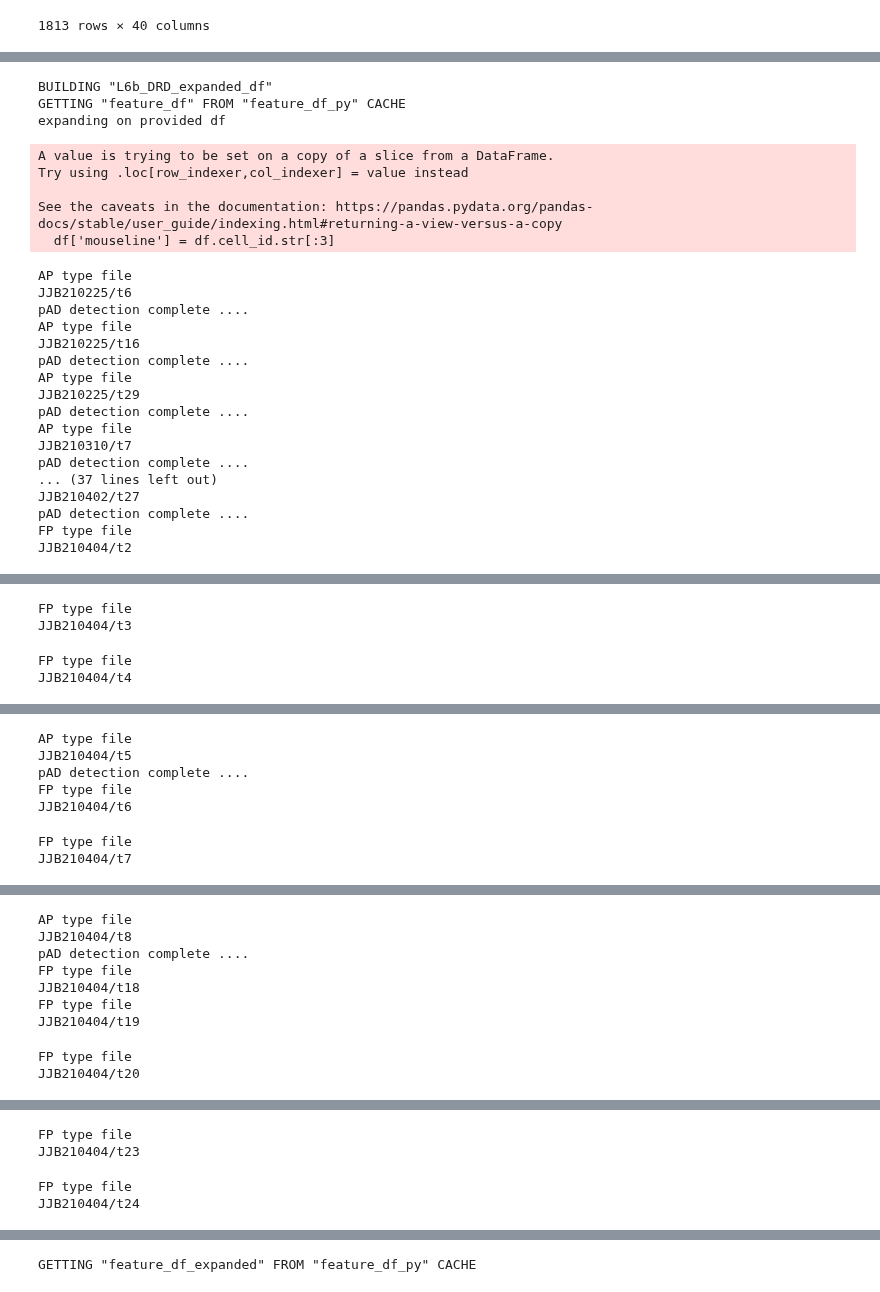
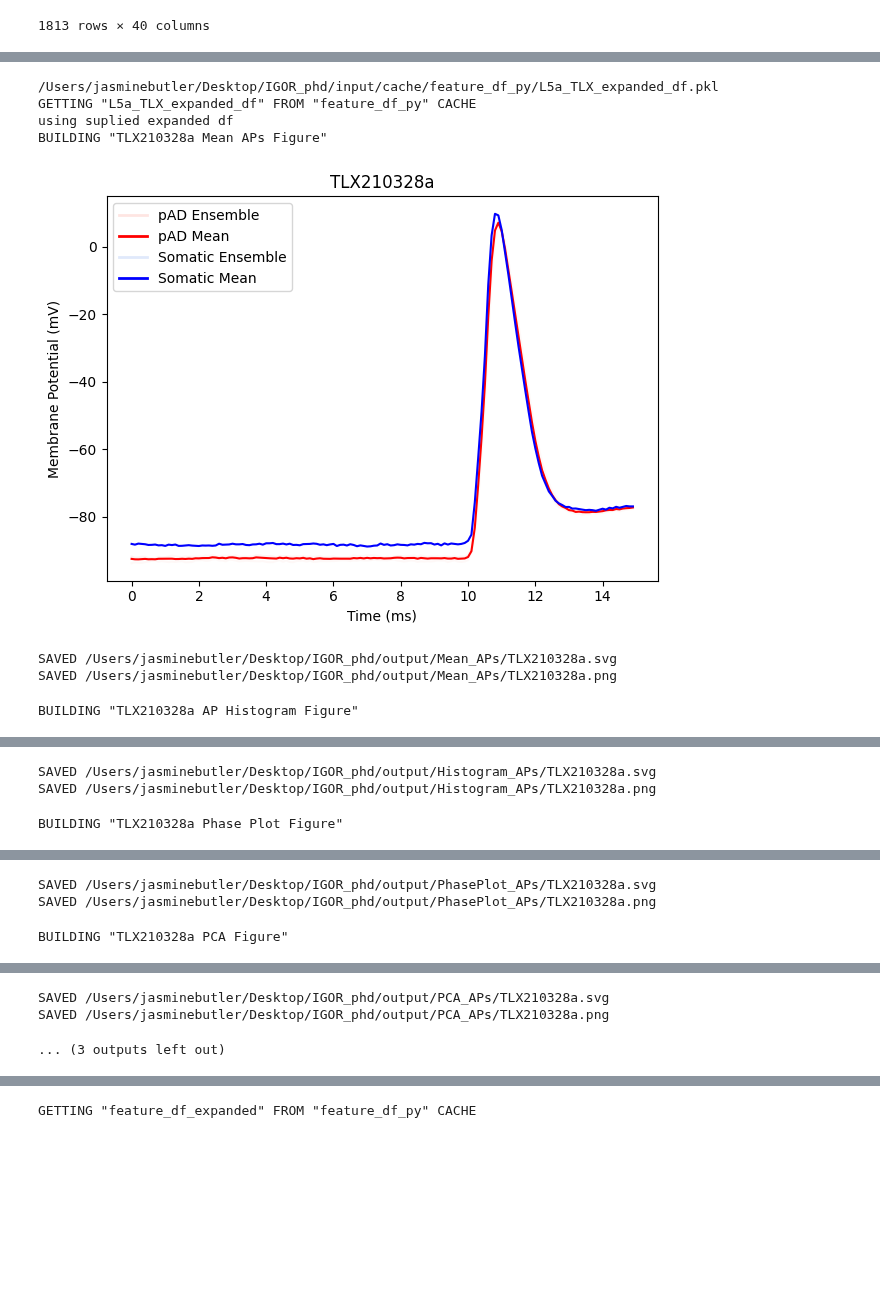
Before and after one commit to jjb-hub/IGOR_phd, a Jupyter notebook: RUN.ipynb, the cells around one changed output, grey strips where cells are left out. Cells and saved outputs as stored; diff of their text form; code cells hidden in the pictures; blank space fills up the shorter version.

```diff
--- a/RUN.ipynb
+++ b/RUN.ipynb
@@ -123,47 +77,22 @@ APP_loop_plotter(filename, getorbuildApplicationFig, from_scratch=True)
 # %%
 #Action Potential Investigation (AP)
 
 #EXAMPLE USE
-# getorbuildAP_MeanFig(filename, 'TLX210328a', from_scratch=True) #cell_id_or_cell_df
-# getorbuildAP_HistogramFig(filename, cell_id_or_cell_df, from_scratch=True)
-# getorbuildAP_PhasePlotFig(filename, cell_id_or_cell_df, from_scratch=True)
-# getorbuildAP_PCAFig(filename, cell_id_or_cell_df, from_scratch=None
+cell_type_expanded_df = getExpandedSubsetDf(filename, 'L5a_TLX', from_scratch=False)
 
-cell_type_expanded_df = getExpandedSubsetDf(filename, 'L6b_DRD', from_scratch=True)
-
-
-
-
-cell_df = getCellDf(cell_type_expanded_df, 'DRD210310a', data_type='AP')
+cell_df = getCellDf(cell_type_expanded_df, 'TLX210328a', data_type='AP')
 
 getorbuildAP_MeanFig(filename, cell_df, from_scratch=True)
 getorbuildAP_HistogramFig(filename, cell_df, from_scratch=True)
 getorbuildAP_PhasePlotFig(filename, cell_df, from_scratch=True)
 getorbuildAP_PCAFig(filename, cell_df, from_scratch=True)
-getorbuildApplicationFig(filename, 'TLX230416a', from_scratch=True)
+getorbuildApplicationFig(filename, 'TLX210328a', from_scratch=True)
 # %% [output]
-BUILDING "L6b_DRD_expanded_df"
-GETTING "feature_df" FROM "feature_df_py" CACHE
-expanding on provided df
+/Users/jasminebutler/Desktop/IGOR_phd/input/cache/feature_df_py/L5a_TLX_expanded_df.pkl
+GETTING "L5a_TLX_expanded_df" FROM "feature_df_py" CACHE
+using suplied expanded df
+BUILDING "TLX210328a Mean APs Figure"
+[figure, added]
-A value is trying to be set on a copy of a slice from a DataFrame.
-Try using .loc[row_indexer,col_indexer] = value instead
-
-See the caveats in the documentation: https://pandas.pydata.org/pandas-docs/stable/user_guide/indexing.html#returning-a-view-versus-a-copy
-  df['mouseline'] = df.cell_id.str[:3]
+SAVED /Users/jasminebutler/Desktop/IGOR_phd/output/Mean_APs/TLX210328a.svg
+SAVED /Users/jasminebutler/Desktop/IGOR_phd/output/Mean_APs/TLX210328a.png
-AP type file
-JJB210225/t6
-pAD detection complete ....
-AP type file
-JJB210225/t16
-pAD detection complete ....
-AP type file
-JJB210225/t29
-pAD detection complete ....
-AP type file
-JJB210310/t7
-pAD detection complete ....
-... (37 lines left out)
-JJB210402/t27
-pAD detection complete ....
-FP type file
-JJB210404/t2
+BUILDING "TLX210328a AP Histogram Figure"
@@ -170,4 +100,3 @@ JJB210404/t2
-FP type file
-JJB210404/t3
+SAVED /Users/jasminebutler/Desktop/IGOR_phd/output/Histogram_APs/TLX210328a.svg
+SAVED /Users/jasminebutler/Desktop/IGOR_phd/output/Histogram_APs/TLX210328a.png
-FP type file
-JJB210404/t4
+BUILDING "TLX210328a Phase Plot Figure"
@@ -174,7 +104,3 @@ JJB210404/t4
-AP type file
-JJB210404/t5
-pAD detection complete ....
-FP type file
-JJB210404/t6
+SAVED /Users/jasminebutler/Desktop/IGOR_phd/output/PhasePlot_APs/TLX210328a.svg
+SAVED /Users/jasminebutler/Desktop/IGOR_phd/output/PhasePlot_APs/TLX210328a.png
-FP type file
-JJB210404/t7
+BUILDING "TLX210328a PCA Figure"
@@ -181,9 +108,3 @@ JJB210404/t7
-AP type file
-JJB210404/t8
-pAD detection complete ....
-FP type file
-JJB210404/t18
-FP type file
-JJB210404/t19
+SAVED /Users/jasminebutler/Desktop/IGOR_phd/output/PCA_APs/TLX210328a.svg
+SAVED /Users/jasminebutler/Desktop/IGOR_phd/output/PCA_APs/TLX210328a.png
-FP type file
-JJB210404/t20
+... (3 outputs left out)
@@ -195,4 +110,0 @@ JJB210404/t22
-FP type file
-JJB210404/t23
-FP type file
-JJB210404/t24
```
Also changed, not shown: parts of 2 cells of this notebook, 1 other file.
